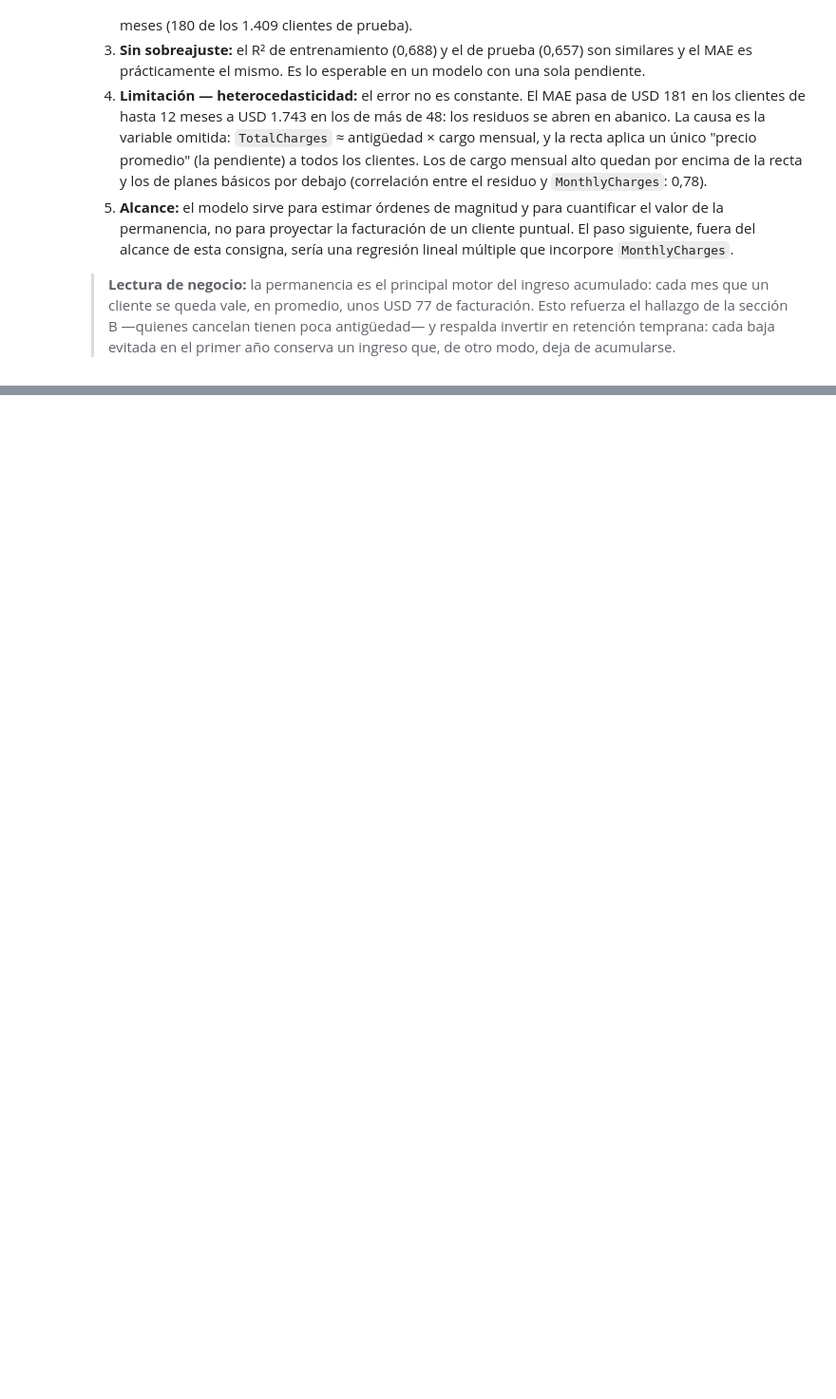
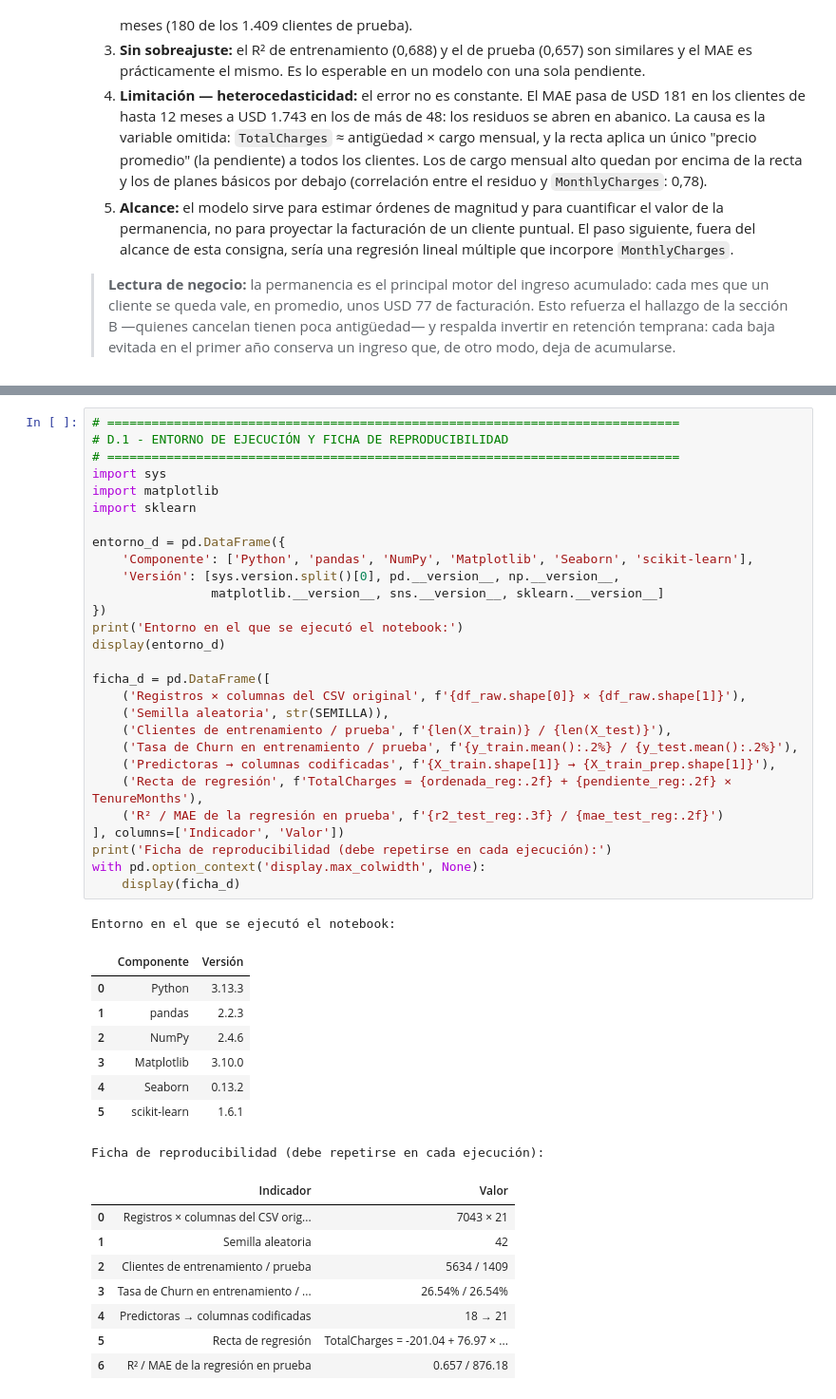
Before and after one commit to LauritoFarias/tpi-analisis-de-datos, a Jupyter notebook: notebooks/TPI_Analisis_de_Datos.ipynb, the cells around one changed output, grey strips where cells are left out. Shown at 95% size. Cells and saved outputs as stored; diff of their text form; blank space fills up the shorter version.

```diff
--- a/notebooks/TPI_Analisis_de_Datos.ipynb
+++ b/notebooks/TPI_Analisis_de_Datos.ipynb
@@ -1295,0 +1316,46 @@ Predicciones negativas: 180 de 1409 clientes de prueba (antigüedad menor a 2.6
+# %%
+# =============================================================================
+# D.1 - ENTORNO DE EJECUCIÓN Y FICHA DE REPRODUCIBILIDAD
+# =============================================================================
+import sys
+import matplotlib
+import sklearn
+
+entorno_d = pd.DataFrame({
+    'Componente': ['Python', 'pandas', 'NumPy', 'Matplotlib', 'Seaborn', 'scikit-learn'],
+    'Versión': [sys.version.split()[0], pd.__version__, np.__version__,
+                matplotlib.__version__, sns.__version__, sklearn.__version__]
+})
+print('Entorno en el que se ejecutó el notebook:')
+display(entorno_d)
+
+ficha_d = pd.DataFrame([
+    ('Registros × columnas del CSV original', f'{df_raw.shape[0]} × {df_raw.shape[1]}'),
+    ('Semilla aleatoria', str(SEMILLA)),
+    ('Clientes de entrenamiento / prueba', f'{len(X_train)} / {len(X_test)}'),
+    ('Tasa de Churn en entrenamiento / prueba', f'{y_train.mean():.2%} / {y_test.mean():.2%}'),
+    ('Predictoras → columnas codificadas', f'{X_train.shape[1]} → {X_train_prep.shape[1]}'),
+    ('Recta de regresión', f'TotalCharges = {ordenada_reg:.2f} + {pendiente_reg:.2f} × TenureMonths'),
+    ('R² / MAE de la regresión en prueba', f'{r2_test_reg:.3f} / {mae_test_reg:.2f}')
+], columns=['Indicador', 'Valor'])
+print('Ficha de reproducibilidad (debe repetirse en cada ejecución):')
+with pd.option_context('display.max_colwidth', None):
+    display(ficha_d)
+# %% [output]
+Entorno en el que se ejecutó el notebook:
+|  | Componente | Versión |
+| 0 | Python | 3.13.3 |
+| 1 | pandas | 2.2.3 |
+| 2 | NumPy | 2.4.6 |
+| 3 | Matplotlib | 3.10.0 |
+| 4 | Seaborn | 0.13.2 |
+| 5 | scikit-learn | 1.6.1 |
+Ficha de reproducibilidad (debe repetirse en cada ejecución):
+|  | Indicador | Valor |
+| 0 | Registros × columnas del CSV orig... | 7043 × 21 |
+| 1 | Semilla aleatoria | 42 |
+| 2 | Clientes de entrenamiento / prueba | 5634 / 1409 |
+| 3 | Tasa de Churn en entrenamiento / ... | 26.54% / 26.54% |
+| 4 | Predictoras → columnas codificadas | 18 → 21 |
+| 5 | Recta de regresión | TotalCharges = -201.04 + 76.97 × ... |
+| 6 | R² / MAE de la regresión en prueba | 0.657 / 876.18 |
```
Also changed, not shown: parts of 2 cells of this notebook.
